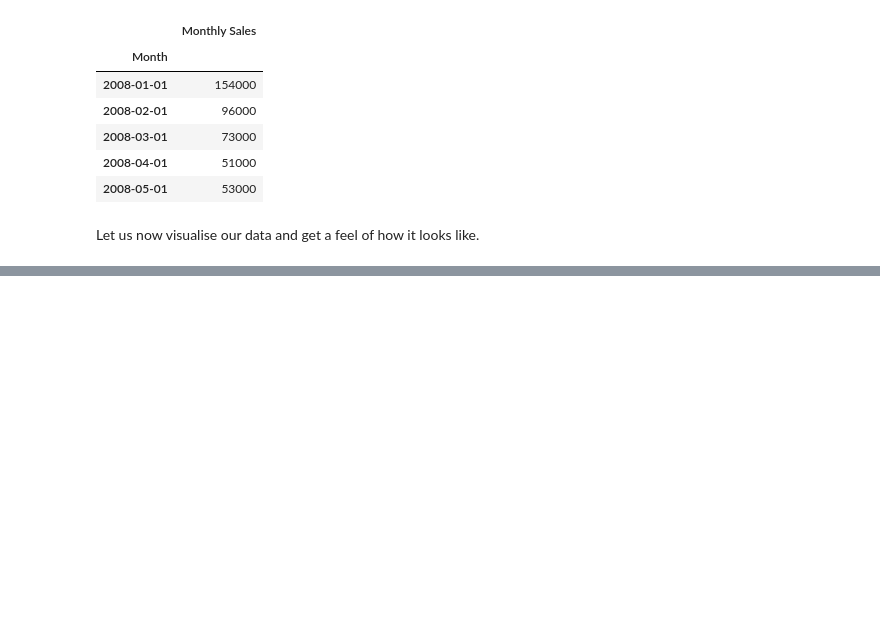
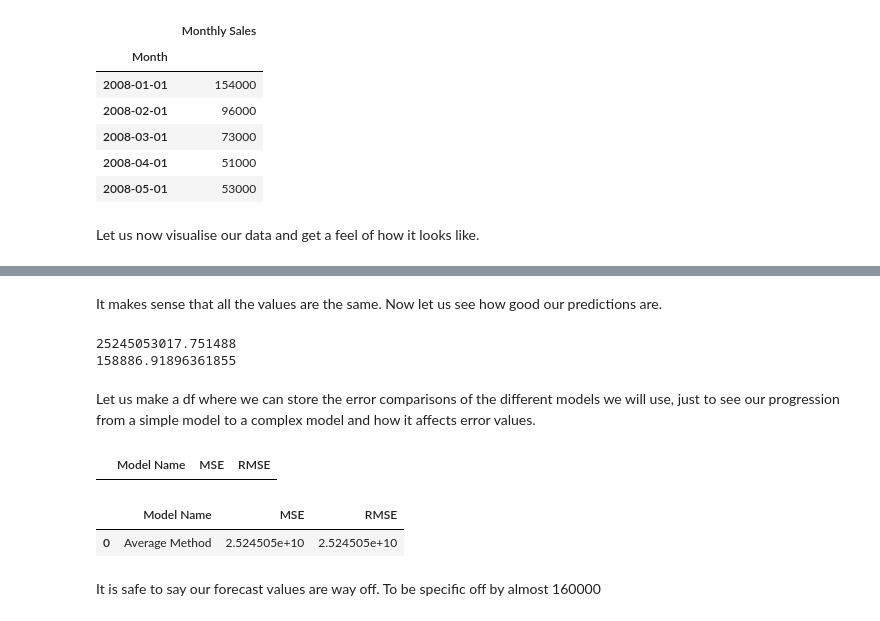
Before and after one commit to hamzajabbarr/time_series_forecasting_example, a Jupyter notebook: Time_series.ipynb, the cells around one changed output, grey strips where cells are left out. Saved outputs shown, nothing was run; the diff lists cells and outputs as text; code cells hidden in the pictures; blank space fills up the shorter version.

```diff
--- a/Time_series.ipynb
+++ b/Time_series.ipynb
@@ -123,0 +152,8 @@ Text(0.5, 0, 'Month')
+# %%
+series_values = train['Monthly Sales'].values.tolist()
+average_method_prediction = []
+
+for x in range(4):
+    average = np.mean(series_values)
+    average_method_prediction.append(average)
+    series_values.append(average)
@@ -123,0 +169,30 @@ Text(0.5, 0, 'Month')
+# %% [markdown]
+It makes sense that all the values are the same. Now let us see how good our predictions are.
+# %%
+from sklearn.metrics import mean_squared_error
+
+average_method_mse = mean_squared_error(test['Monthly Sales'], average_method_prediction)
+average_method_rmse = average_method_mse ** (1/2)
+# %%
+print(average_method_mse)
+print(average_method_rmse)
+# %% [output]
+25245053017.751488
+158886.91896361855
+# %% [markdown]
+Let us make a df where we can store the error comparisons of the different models we will use, just to see our progression from a simple model to a complex model and how it affects error values.
+# %%
+model_comparison = pd.DataFrame(columns = ['Model Name', 'MSE', 'RMSE'])
+# %%
+model_comparison
+# %% [output]
+|  | Model Name | MSE | RMSE |
+# %%
+model_comparison = model_comparison.append({'Model Name' : 'Average Method', 'MSE' : average_method_mse, 'RMSE' : average_method_mse}, ignore_index=True)
+# %%
+model_comparison
+# %% [output]
+|  | Model Name | MSE | RMSE |
+| 0 | Average Method | 2.524505e+10 | 2.524505e+10 |
+# %% [markdown]
+It is safe to say our forecast values are way off. To be specific off by almost 160000
```
Also changed, not shown: parts of 9 cells of this notebook.
